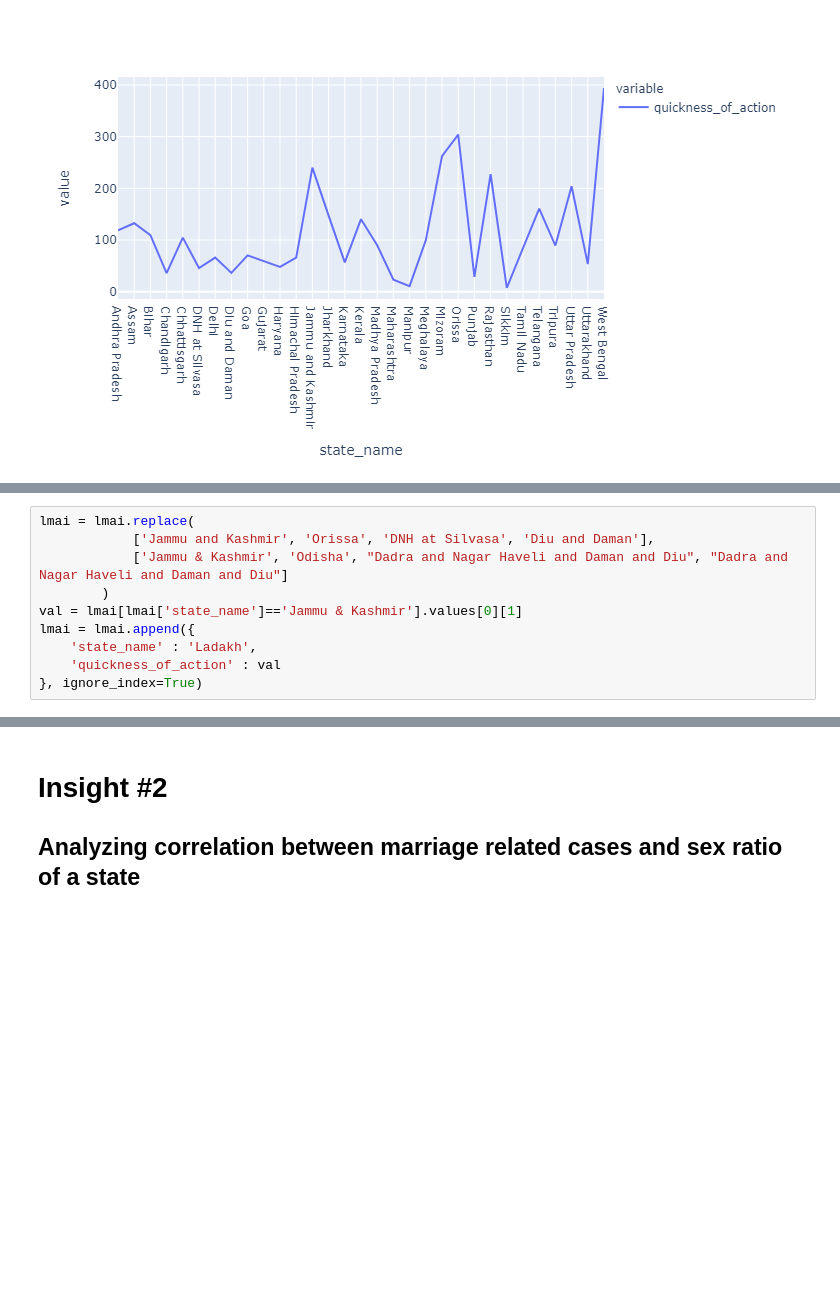
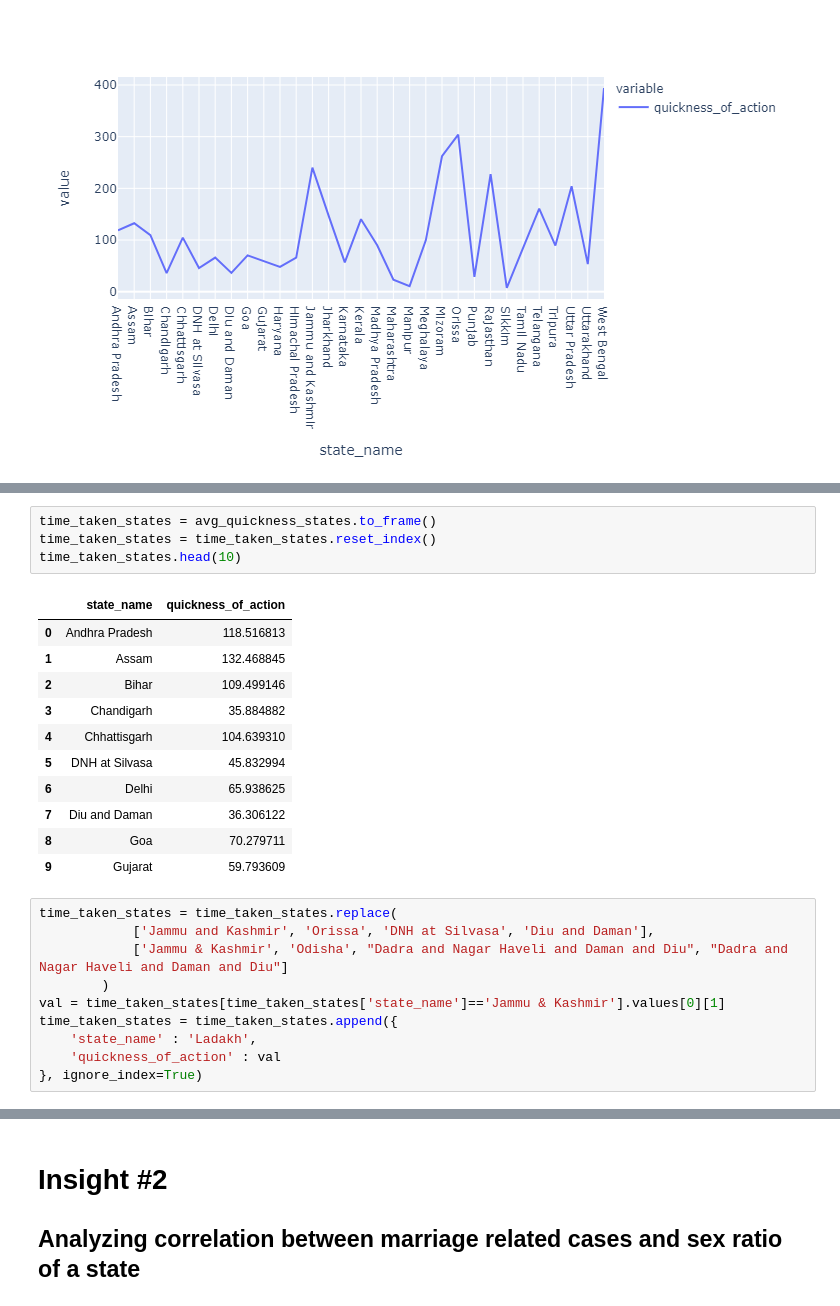
Before and after one commit to ujjwal-shekhar/Indian-Judicial-System-PreCog, a Jupyter notebook: data-visualizer-precog.ipynb, the cells around one changed output, grey strips where cells are left out. Saved outputs shown, nothing was run; the diff lists cells and outputs as text; blank space fills up the shorter version.

```diff
--- a/data-visualizer-precog.ipynb
+++ b/data-visualizer-precog.ipynb
@@ -923,10 +902,26 @@ lmai.head(30)
+# %%
+time_taken_states = avg_quickness_states.to_frame()
+time_taken_states = time_taken_states.reset_index()
+time_taken_states.head(10)
+# %% [output]
+|  | state_name | quickness_of_action |
+| 0 | Andhra Pradesh | 118.516813 |
+| 1 | Assam | 132.468845 |
+| 2 | Bihar | 109.499146 |
+| 3 | Chandigarh | 35.884882 |
+| 4 | Chhattisgarh | 104.639310 |
+| 5 | DNH at Silvasa | 45.832994 |
+| 6 | Delhi | 65.938625 |
+| 7 | Diu and Daman | 36.306122 |
+| 8 | Goa | 70.279711 |
+| 9 | Gujarat | 59.793609 |
 # %%
-lmai = lmai.replace(
+time_taken_states = time_taken_states.replace(
             ['Jammu and Kashmir', 'Orissa', 'DNH at Silvasa', 'Diu and Daman'],
             ['Jammu & Kashmir', 'Odisha', "Dadra and Nagar Haveli and Daman and Diu", "Dadra and Nagar Haveli and Daman and Diu"]
         )
-val = lmai[lmai['state_name']=='Jammu & Kashmir'].values[0][1]
-lmai = lmai.append({
+val = time_taken_states[time_taken_states['state_name']=='Jammu & Kashmir'].values[0][1]
+time_taken_states = time_taken_states.append({
     'state_name' : 'Ladakh',
     'quickness_of_action' : val
 }, ignore_index=True)
```
Also changed, not shown: parts of 8 cells of this notebook.
